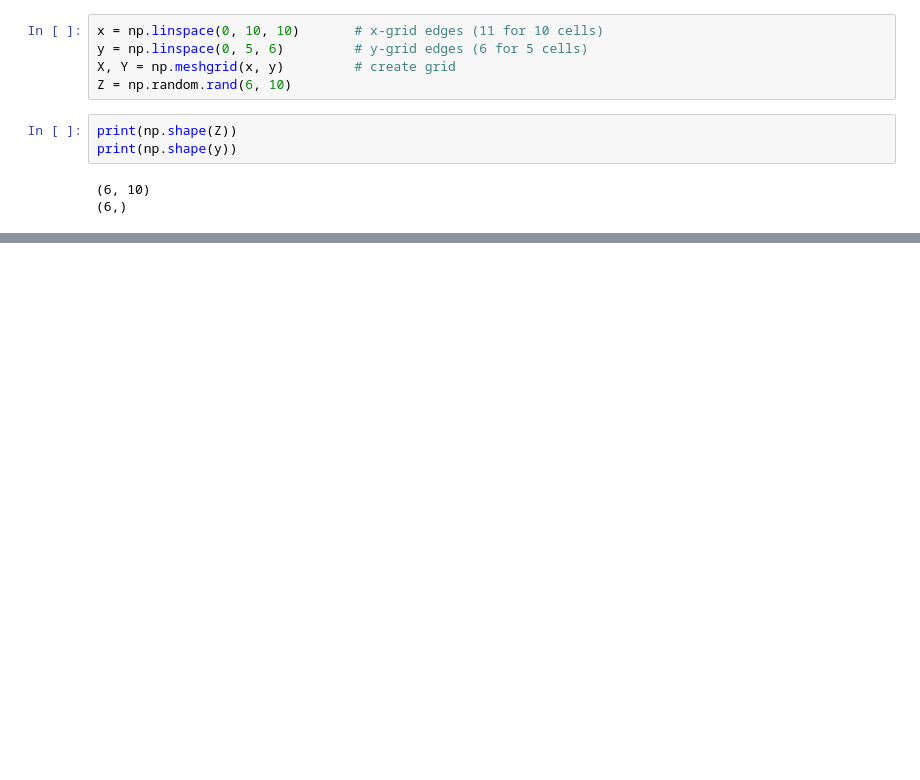
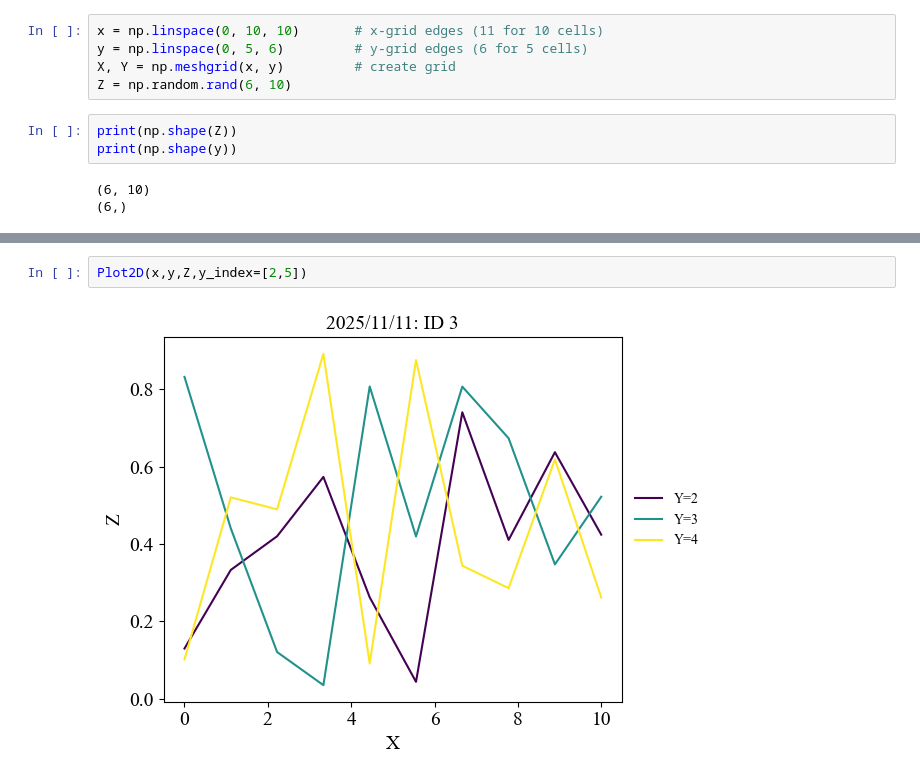
Before and after one commit to FENG-MengLong/ExperimentCode, a Jupyter notebook: Plot.ipynb, the cells around one changed output, grey strips where cells are left out. Saved outputs shown, nothing was run; the diff lists cells and outputs as text; blank space fills up the shorter version.

```diff
--- a/Plot.ipynb
+++ b/Plot.ipynb
@@ -157,0 +289,4 @@ Plot3D(x,y,Z)
+# %%
+Plot2D(x,y,Z,y_index=[2,5])
+# %% [output]
+[figure, added]
```
Also changed, not shown: parts of 4 cells of this notebook, 2 other files.
